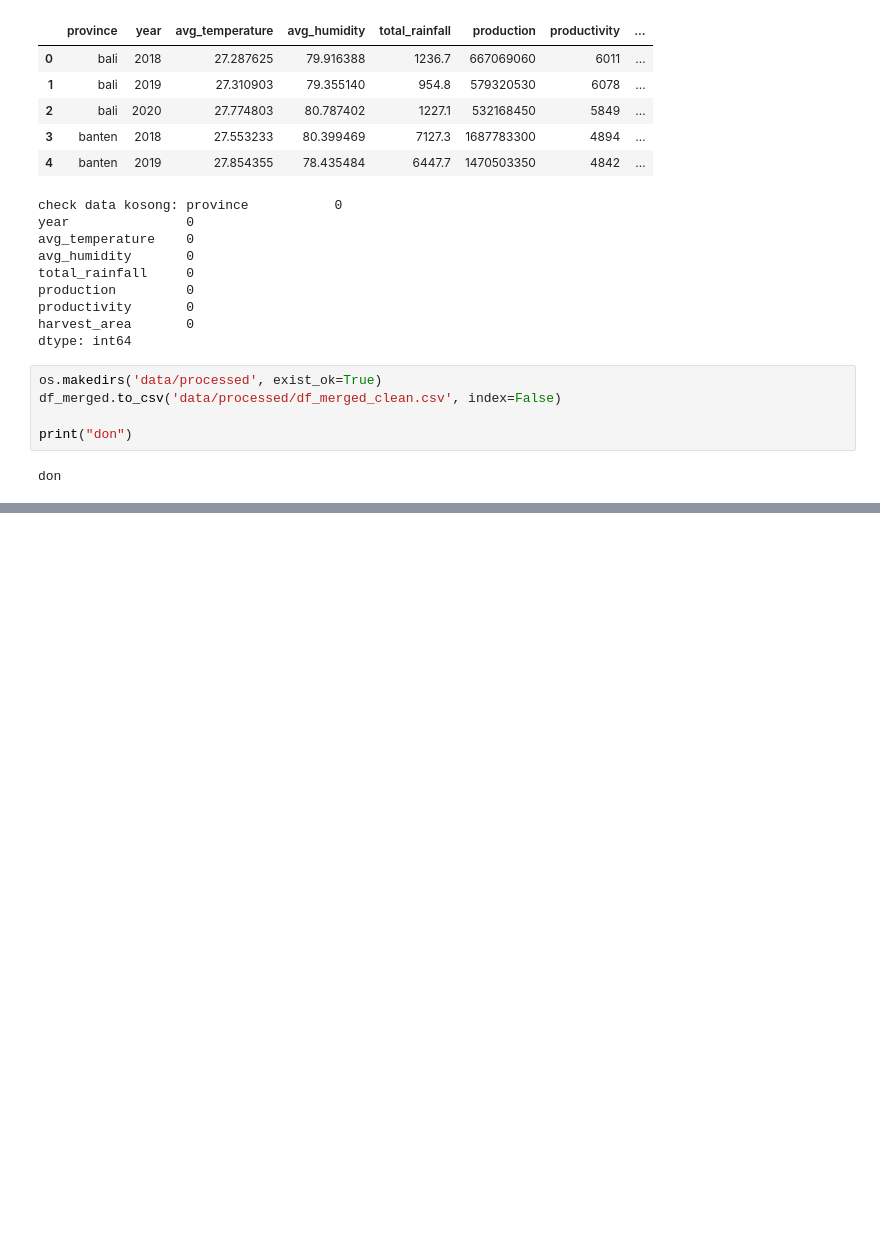
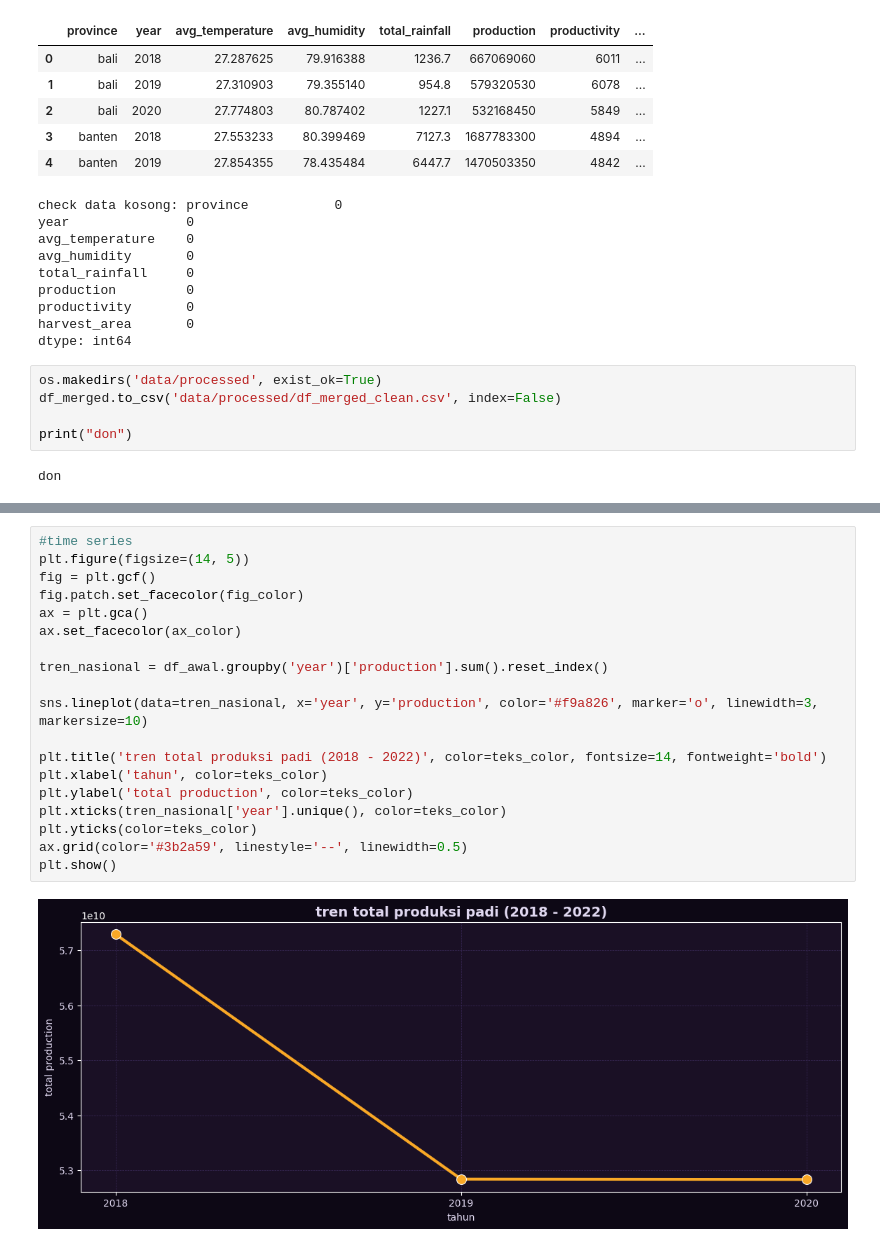
Before and after one commit to melinda-ab/prediksi-kondisi-cuaca-optimal-untuk-bertanam, a Jupyter notebook: main.ipynb, the cells around one changed output, grey strips where cells are left out. Cells and saved outputs as stored; diff of their text form; blank space fills up the shorter version.

```diff
--- a/main.ipynb
+++ b/main.ipynb
@@ -304,0 +332,21 @@ don
+# %%
+#time series
+plt.figure(figsize=(14, 5))
+fig = plt.gcf()
+fig.patch.set_facecolor(fig_color)
+ax = plt.gca()
+ax.set_facecolor(ax_color)
+
+tren_nasional = df_awal.groupby('year')['production'].sum().reset_index()
+
+sns.lineplot(data=tren_nasional, x='year', y='production', color='#f9a826', marker='o', linewidth=3, markersize=10)
+
+plt.title('tren total produksi padi (2018 - 2022)', color=teks_color, fontsize=14, fontweight='bold')
+plt.xlabel('tahun', color=teks_color)
+plt.ylabel('total production', color=teks_color)
+plt.xticks(tren_nasional['year'].unique(), color=teks_color)
+plt.yticks(color=teks_color)
+ax.grid(color='#3b2a59', linestyle='--', linewidth=0.5)
+plt.show()
+# %% [output]
+[figure, added]
```
Also changed, not shown: parts of 13 cells of this notebook, 1 other file.
